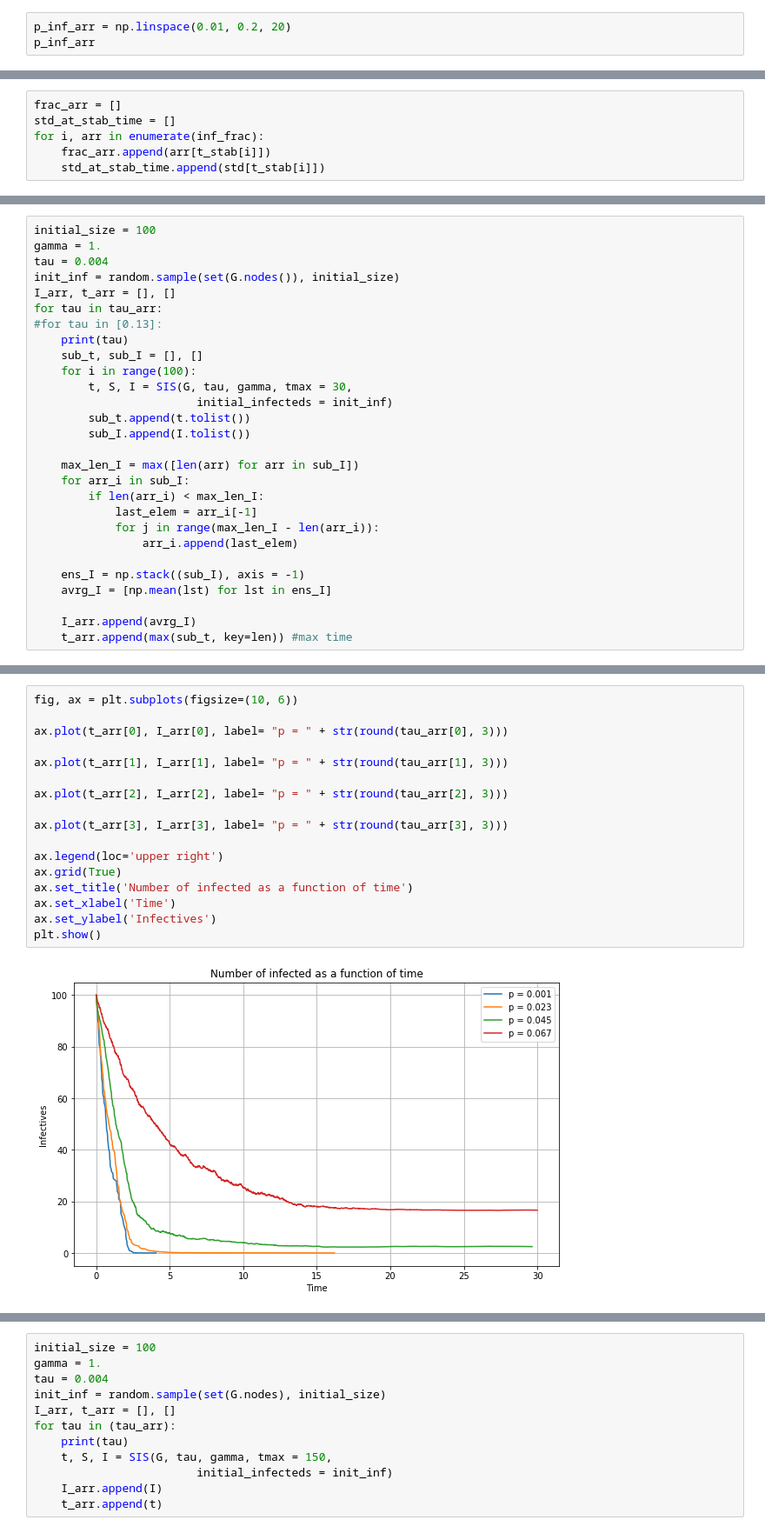
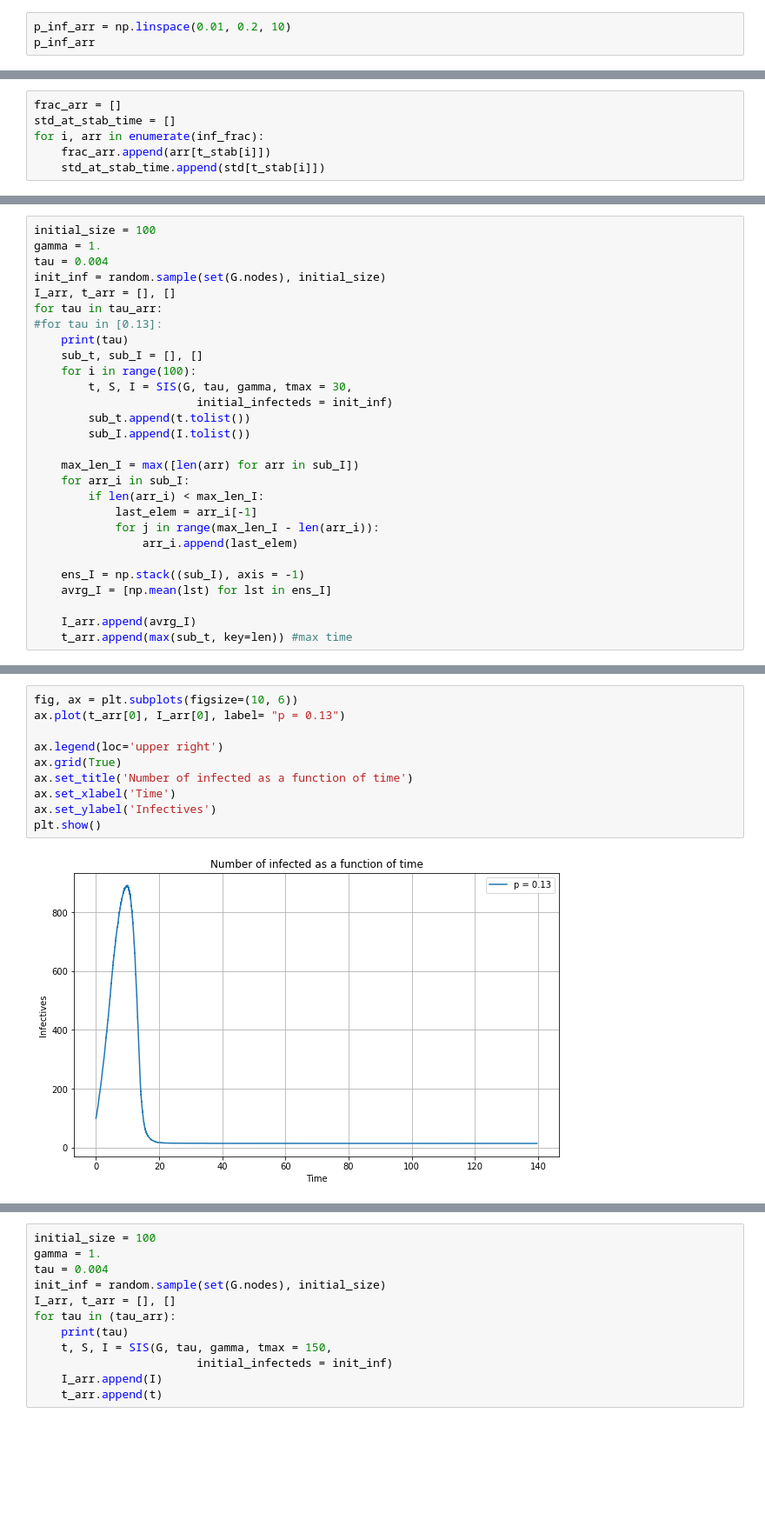
Before and after one commit to tsyrendylykova/multilayerNetwork, a Jupyter notebook: SISModel Directed Networks.ipynb, the cells around one changed output, grey strips where cells are left out. Shown at 87% size. Cells and saved outputs as stored; diff of their text form; blank space fills up the shorter version.

```diff
--- a/SISModel Directed Networks.ipynb
+++ b/SISModel Directed Networks.ipynb
@@ -345,6 +345,6 @@ G = nx.from_pandas_dataframe(df, 'Source', 'Target', edge_attr=None, create_usin
 num_init_infected = 100
 init_inf = random.sample(set(G.nodes), num_init_infected)
 # %%
-p_inf_arr = np.linspace(0.01, 0.2, 20)
+p_inf_arr = np.linspace(0.01, 0.2, 10)
 p_inf_arr
 # %% [output]
@@ -541,7 +600,7 @@ array([ 0.001     ,  0.02311111,  0.04522222,  0.06733333,  0.08944444,
 initial_size = 100
 gamma = 1.
 tau = 0.004
-init_inf = random.sample(set(G.nodes()), initial_size)
+init_inf = random.sample(set(G.nodes), initial_size)
 I_arr, t_arr = [], []
 for tau in tau_arr:
 #for tau in [0.13]:
@@ -578,20 +637,13 @@ for tau in tau_arr:
 0.2
 # %%
 fig, ax = plt.subplots(figsize=(10, 6))
-
-ax.plot(t_arr[0], I_arr[0], label= "p = " + str(round(tau_arr[0], 3)))
-
-ax.plot(t_arr[1], I_arr[1], label= "p = " + str(round(tau_arr[1], 3)))
-
-ax.plot(t_arr[2], I_arr[2], label= "p = " + str(round(tau_arr[2], 3)))
-
-ax.plot(t_arr[3], I_arr[3], label= "p = " + str(round(tau_arr[3], 3)))
+ax.plot(t_arr[0], I_arr[0], label= "p = 0.13")
 
 ax.legend(loc='upper right')
 ax.grid(True)
 ax.set_title('Number of infected as a function of time')
 ax.set_xlabel('Time')
 ax.set_ylabel('Infectives')
 plt.show()
 # %% [output]
-[figure, old version]
+[figure, new version]
```
Also changed, not shown: parts of 28 cells of this notebook.
